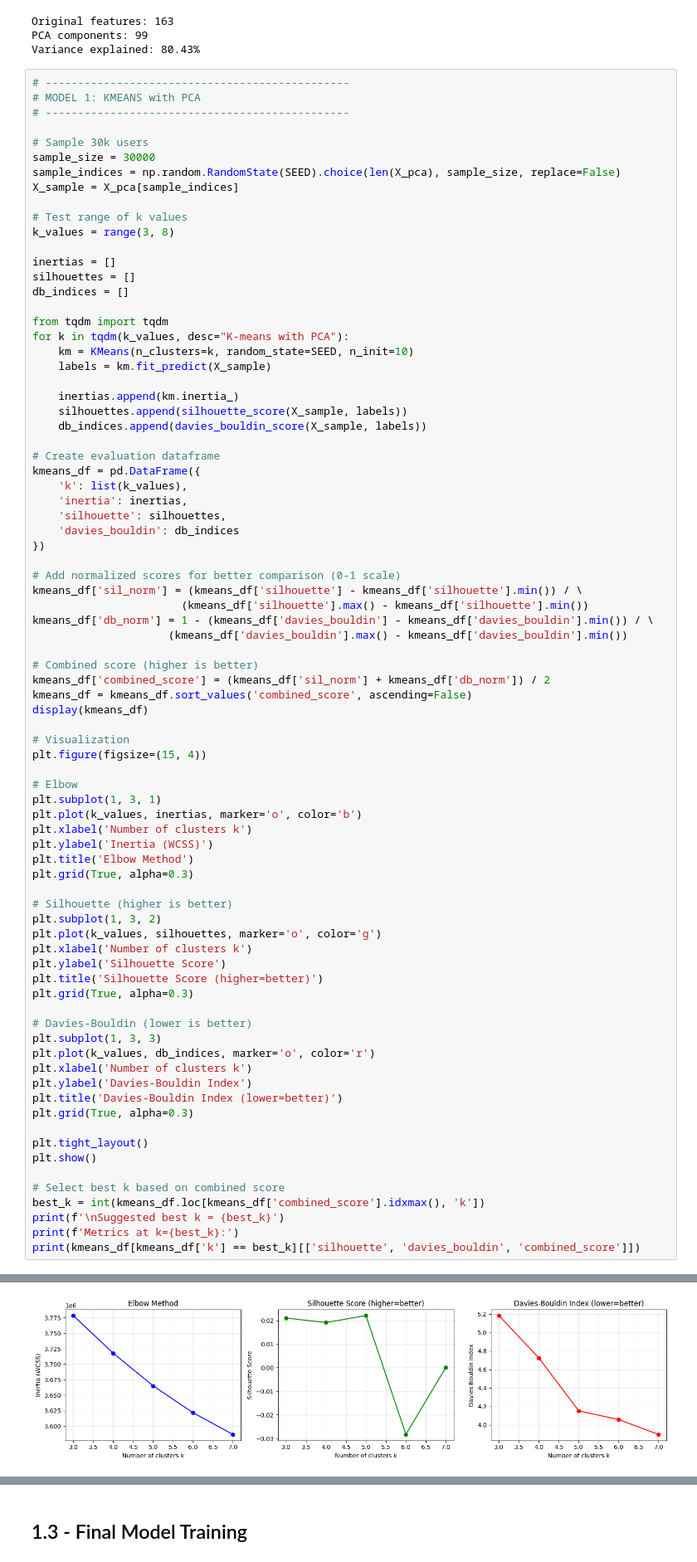
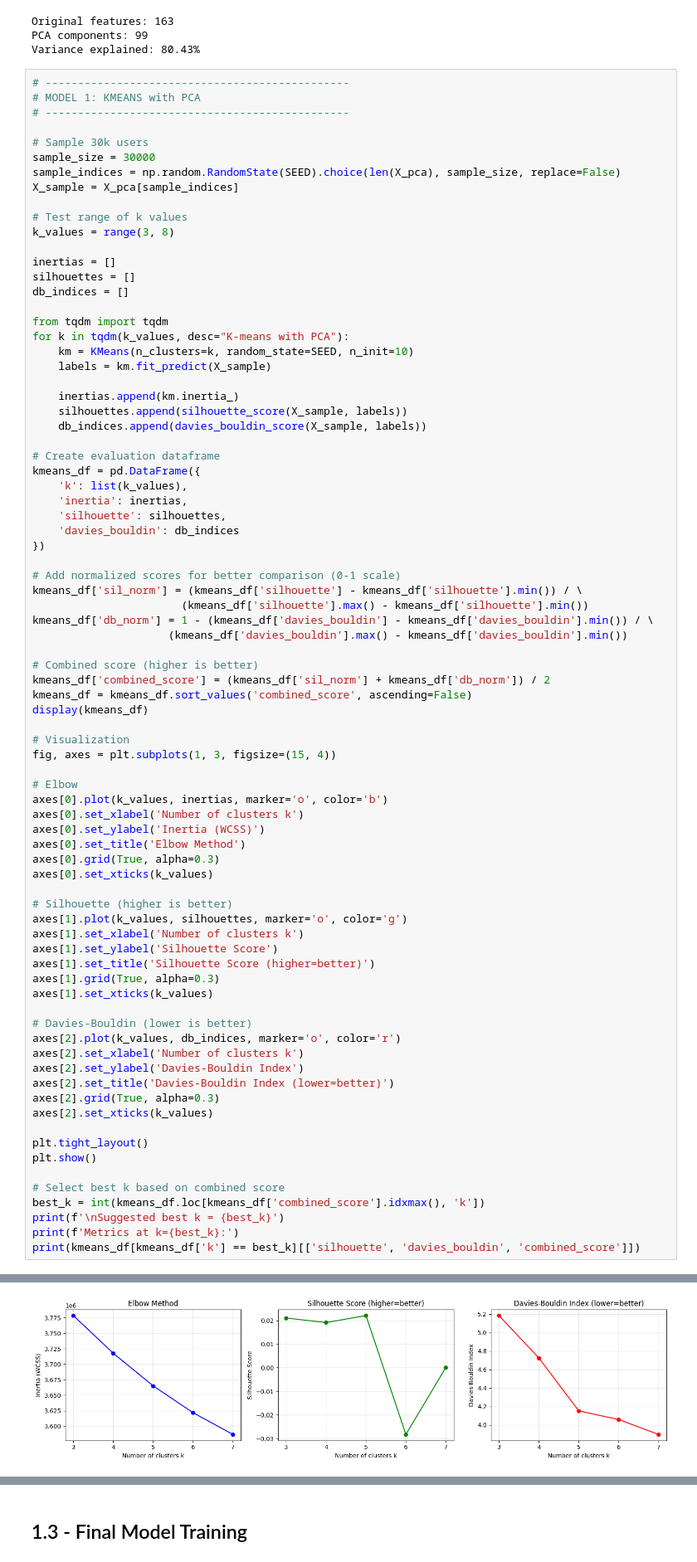
Before and after one commit to wengchienwei/ml-project-instacart, a Jupyter notebook: notebooks/02_phase1_clustering.ipynb, the cells around one changed output, grey strips where cells are left out. Shown at 83% size. Cells and saved outputs as stored; diff of their text form.

```diff
--- a/notebooks/02_phase1_clustering.ipynb
+++ b/notebooks/02_phase1_clustering.ipynb
@@ -103,53 +103,53 @@ kmeans_df['db_norm'] = 1 - (kmeans_df['davies_bouldin'] - kmeans_df['davies_boul
                      (kmeans_df['davies_bouldin'].max() - kmeans_df['davies_bouldin'].min())
 
 # Combined score (higher is better)
 kmeans_df['combined_score'] = (kmeans_df['sil_norm'] + kmeans_df['db_norm']) / 2
 kmeans_df = kmeans_df.sort_values('combined_score', ascending=False)
 display(kmeans_df)
 
 # Visualization
-plt.figure(figsize=(15, 4))
+fig, axes = plt.subplots(1, 3, figsize=(15, 4))
 
 # Elbow
-plt.subplot(1, 3, 1)
-plt.plot(k_values, inertias, marker='o', color='b')
-plt.xlabel('Number of clusters k')
-plt.ylabel('Inertia (WCSS)')
-plt.title('Elbow Method')
-plt.grid(True, alpha=0.3)
+axes[0].plot(k_values, inertias, marker='o', color='b')
+axes[0].set_xlabel('Number of clusters k')
+axes[0].set_ylabel('Inertia (WCSS)')
+axes[0].set_title('Elbow Method')
+axes[0].grid(True, alpha=0.3)
+axes[0].set_xticks(k_values)
 
 # Silhouette (higher is better)
-plt.subplot(1, 3, 2)
-plt.plot(k_values, silhouettes, marker='o', color='g')
-plt.xlabel('Number of clusters k')
-plt.ylabel('Silhouette Score')
-plt.title('Silhouette Score (higher=better)')
-plt.grid(True, alpha=0.3)
+axes[1].plot(k_values, silhouettes, marker='o', color='g')
+axes[1].set_xlabel('Number of clusters k')
+axes[1].set_ylabel('Silhouette Score')
+axes[1].set_title('Silhouette Score (higher=better)')
+axes[1].grid(True, alpha=0.3)
+axes[1].set_xticks(k_values)
 
 # Davies-Bouldin (lower is better)
-plt.subplot(1, 3, 3)
-plt.plot(k_values, db_indices, marker='o', color='r')
-plt.xlabel('Number of clusters k')
-plt.ylabel('Davies-Bouldin Index')
-plt.title('Davies-Bouldin Index (lower=better)')
-plt.grid(True, alpha=0.3)
+axes[2].plot(k_values, db_indices, marker='o', color='r')
+axes[2].set_xlabel('Number of clusters k')
+axes[2].set_ylabel('Davies-Bouldin Index')
+axes[2].set_title('Davies-Bouldin Index (lower=better)')
+axes[2].grid(True, alpha=0.3)
+axes[2].set_xticks(k_values)
 
 plt.tight_layout()
 plt.show()
 
 # Select best k based on combined score
 best_k = int(kmeans_df.loc[kmeans_df['combined_score'].idxmax(), 'k'])
 print(f'\nSuggested best k = {best_k}')
 print(f'Metrics at k={best_k}:')
 print(kmeans_df[kmeans_df['k'] == best_k][['silhouette', 'davies_bouldin', 'combined_score']])
 # %% [output]
 |  | k | inertia | silhouette | davies_bouldin | sil_norm | db_norm | combined_score |
 | 2 | 5 | 3.665090e+06 | 0.022071 | 4.152322 | 1.000000 | 0.801629 | 0.900814 |
 | 4 | 7 | 3.586640e+06 | 0.000062 | 3.897276 | 0.562954 | 1.000000 | 0.781477 |
 | 1 | 4 | 3.717702e+06 | 0.019110 | 4.724286 | 0.941206 | 0.356764 | 0.648985 |
 | 0 | 3 | 3.778470e+06 | 0.021027 | 5.182979 | 0.979275 | 0.000000 | 0.489637 |
 | 3 | 6 | 3.621708e+06 | -0.028287 | 4.058644 | 0.000000 | 0.874490 | 0.437245 |
-[figure, old version]
+[figure, new version]
 Suggested best k = 5
 Metrics at k=5:
    silhouette  davies_bouldin  combined_score
```
Also changed, not shown: parts of 13 cells of this notebook.
